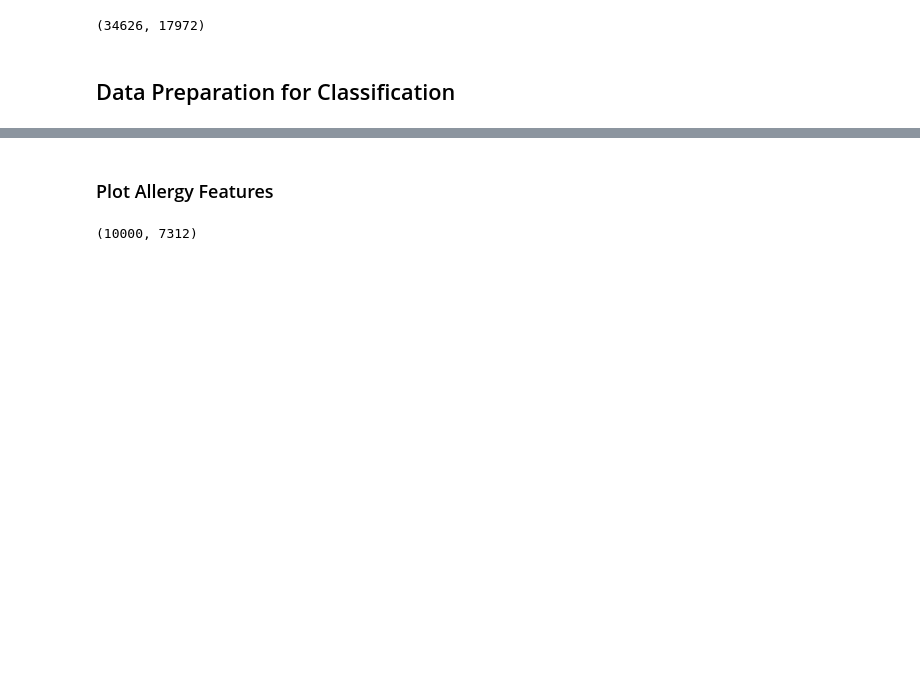
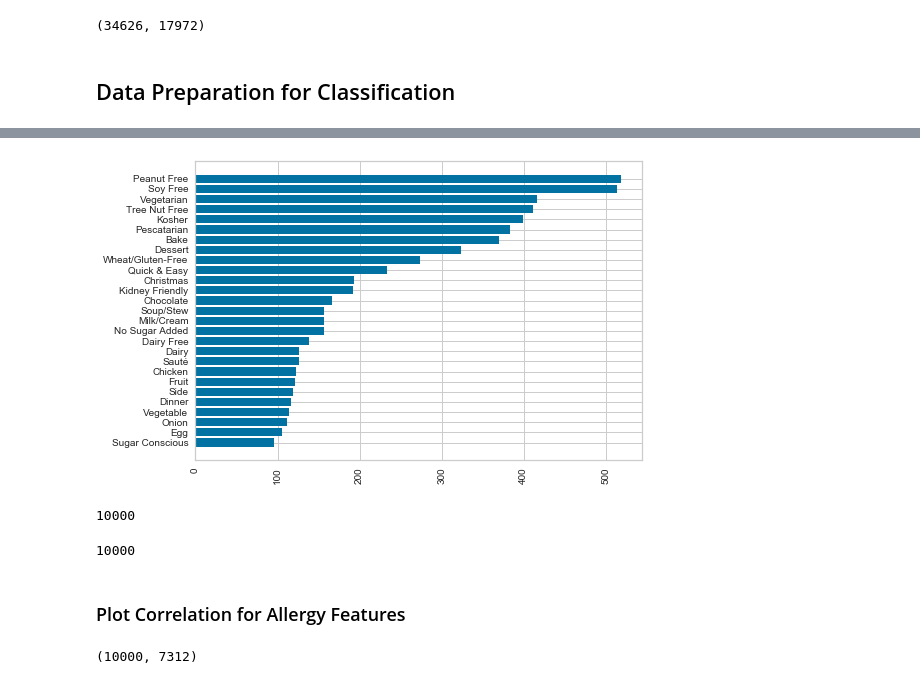
Before and after one commit to Sisyphus192/deep-dishes, a Jupyter notebook: notebooks/classification.ipynb, the cells around one changed output, grey strips where cells are left out. Saved outputs shown, nothing was run; the diff lists cells and outputs as text; code cells hidden in the pictures; blank space fills up the shorter version.

```diff
--- a/notebooks/classification.ipynb
+++ b/notebooks/classification.ipynb
@@ -214,0 +339,12 @@ sample_df = dropZeroColumns(sample_df)
+# %%
+w = Counter()
+for i in range(len(winter_df)):
+    w.update(winter_df[i])
+w = [i for i in w.most_common(30) if(i[0] != 'Winter' and i[0] !='Gourmet' and "Bon App" not in i[0])]
+keys = [x[0] for x in w]
+values = [x[1] for x in w]
+plt.barh(keys[::-1],values[::-1])
+plt.xticks(rotation=90)
+plt.show()
+# %% [output]
+[figure, added]
@@ -215,5 +356,12 @@ sample_df = dropZeroColumns(sample_df)
+# %%
+n = sample_df['tags'].str.contains('Peanut').values
+print(len(np.isnan(n)))
+len(n)
+# %% [output]
+10000
+10000
 # %% [markdown]
-### Plot Allergy Features
+### Plot Correlation for Allergy Features
 # %%
 # sns.heatmap(corr, xticklabels=corr.columns, yticklabels=corr.columns,
 #             cmap=sns.diverging_palette(220, 10, as_cmap=True))
```
Also changed, not shown: parts of 16 cells of this notebook.
